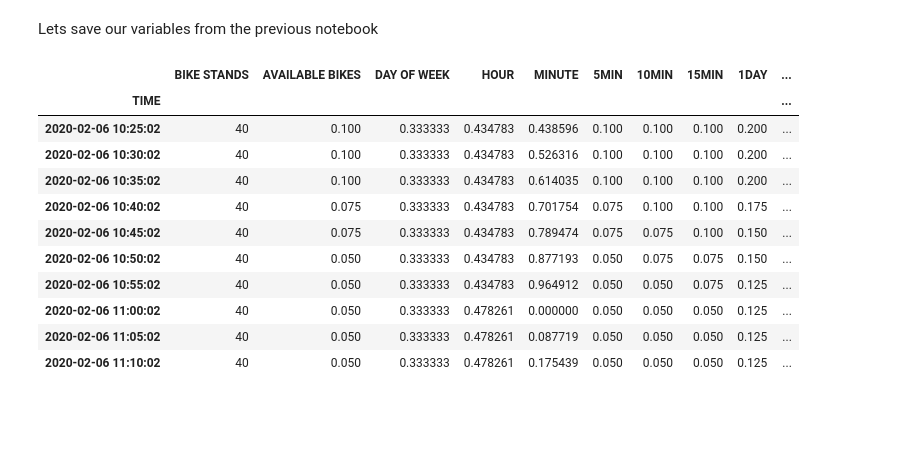
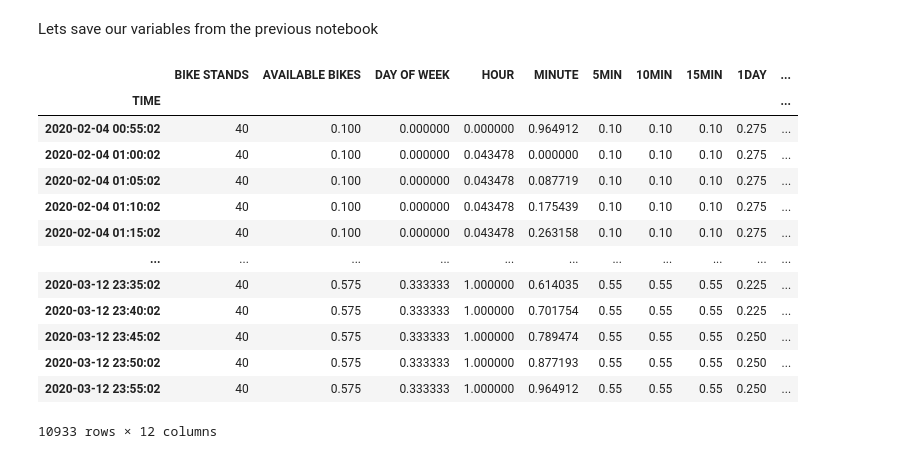
Before and after one commit to cormac-doyle/Final-Assignment-Machine-Learning, a Jupyter notebook: models.ipynb, the cells around one changed output. Drawn from its saved outputs; the diff is of its cells as text; code cells hidden in the pictures; blank space fills up the shorter version.

```diff
--- a/models.ipynb
+++ b/models.ipynb
@@ -50,20 +50,22 @@ def test_and_plot_model(model,df :pd.DataFrame, X, y, title:str):
 
     print("MSE: "+str(np.mean(mse_scores)))
     plt.title(title+" MSE: "+str(np.mean(mse_scores)))
-# %%
-df_hospital_map["10MIN"][700:710]
-# %% [output]
-|  | BIKE STANDS | AVAILABLE BIKES | DAY OF WEEK | HOUR | MINUTE | 5MIN | 10MIN | 15MIN | 1DAY | ... |
-| TIME |  |  |  |  |  |  |  |  |  | ... |
-| 2020-02-06 10:25:02 | 40 | 0.100 | 0.333333 | 0.434783 | 0.438596 | 0.100 | 0.100 | 0.100 | 0.200 | ... |
-| 2020-02-06 10:30:02 | 40 | 0.100 | 0.333333 | 0.434783 | 0.526316 | 0.100 | 0.100 | 0.100 | 0.200 | ... |
-| 2020-02-06 10:35:02 | 40 | 0.100 | 0.333333 | 0.434783 | 0.614035 | 0.100 | 0.100 | 0.100 | 0.200 | ... |
-| 2020-02-06 10:40:02 | 40 | 0.075 | 0.333333 | 0.434783 | 0.701754 | 0.075 | 0.100 | 0.100 | 0.175 | ... |
-| 2020-02-06 10:45:02 | 40 | 0.075 | 0.333333 | 0.434783 | 0.789474 | 0.075 | 0.075 | 0.100 | 0.150 | ... |
-| 2020-02-06 10:50:02 | 40 | 0.050 | 0.333333 | 0.434783 | 0.877193 | 0.050 | 0.075 | 0.075 | 0.150 | ... |
-| 2020-02-06 10:55:02 | 40 | 0.050 | 0.333333 | 0.434783 | 0.964912 | 0.050 | 0.050 | 0.075 | 0.125 | ... |
-| 2020-02-06 11:00:02 | 40 | 0.050 | 0.333333 | 0.478261 | 0.000000 | 0.050 | 0.050 | 0.050 | 0.125 | ... |
-| 2020-02-06 11:05:02 | 40 | 0.050 | 0.333333 | 0.478261 | 0.087719 | 0.050 | 0.050 | 0.050 | 0.125 | ... |
-| 2020-02-06 11:10:02 | 40 | 0.050 | 0.333333 | 0.478261 | 0.175439 | 0.050 | 0.050 | 0.050 | 0.125 | ... |
+# %%
+df_hospital_map["60MIN"]
+# %% [output]
+|  | BIKE STANDS | AVAILABLE BIKES | DAY OF WEEK | HOUR | MINUTE | 5MIN | 10MIN | 15MIN | 1DAY | ... |
+| TIME |  |  |  |  |  |  |  |  |  | ... |
+| 2020-02-04 00:55:02 | 40 | 0.100 | 0.000000 | 0.000000 | 0.964912 | 0.10 | 0.10 | 0.10 | 0.275 | ... |
+| 2020-02-04 01:00:02 | 40 | 0.100 | 0.000000 | 0.043478 | 0.000000 | 0.10 | 0.10 | 0.10 | 0.275 | ... |
+| 2020-02-04 01:05:02 | 40 | 0.100 | 0.000000 | 0.043478 | 0.087719 | 0.10 | 0.10 | 0.10 | 0.275 | ... |
+| 2020-02-04 01:10:02 | 40 | 0.100 | 0.000000 | 0.043478 | 0.175439 | 0.10 | 0.10 | 0.10 | 0.275 | ... |
+| 2020-02-04 01:15:02 | 40 | 0.100 | 0.000000 | 0.043478 | 0.263158 | 0.10 | 0.10 | 0.10 | 0.275 | ... |
+| ... | ... | ... | ... | ... | ... | ... | ... | ... | ... | ... |
+| 2020-03-12 23:35:02 | 40 | 0.575 | 0.333333 | 1.000000 | 0.614035 | 0.55 | 0.55 | 0.55 | 0.225 | ... |
+| 2020-03-12 23:40:02 | 40 | 0.575 | 0.333333 | 1.000000 | 0.701754 | 0.55 | 0.55 | 0.55 | 0.225 | ... |
+| 2020-03-12 23:45:02 | 40 | 0.575 | 0.333333 | 1.000000 | 0.789474 | 0.55 | 0.55 | 0.55 | 0.250 | ... |
+| 2020-03-12 23:50:02 | 40 | 0.575 | 0.333333 | 1.000000 | 0.877193 | 0.55 | 0.55 | 0.55 | 0.250 | ... |
+| 2020-03-12 23:55:02 | 40 | 0.575 | 0.333333 | 1.000000 | 0.964912 | 0.55 | 0.55 | 0.55 | 0.250 | ... |
+10933 rows × 12 columns
 # %%
 
```
Also changed, not shown: parts of 3 cells of this notebook.
